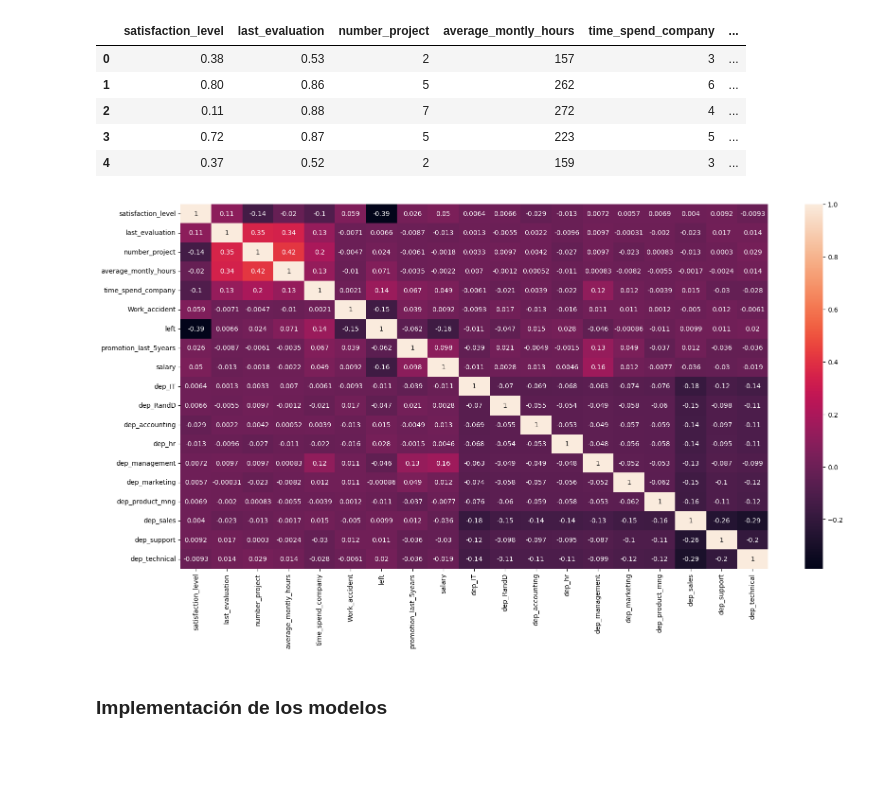
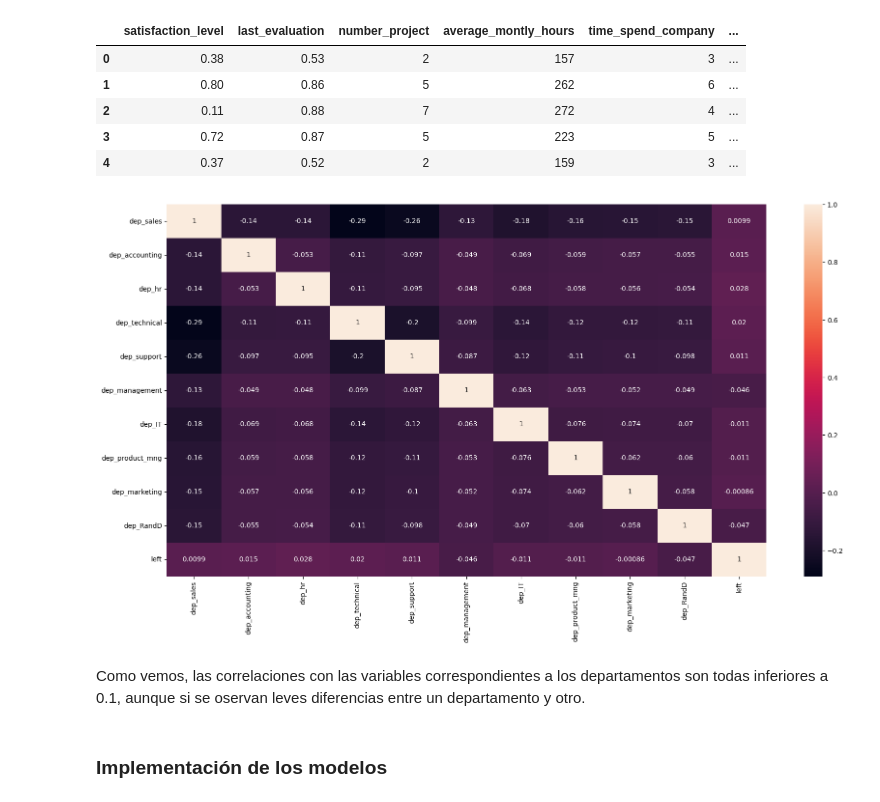
Before and after one commit to Adrianrobarq/DataScienceIEBS, a Jupyter notebook: Bloque 3/Aprendizaje supervisado 2/Sprint 1/Sprint1_Adrian_Robles_Arques.ipynb, the cells around one changed output. Saved outputs shown, nothing was run; the diff lists cells and outputs as text; code cells hidden in the pictures; blank space fills up the shorter version.

```diff
--- a/Bloque 3/Aprendizaje supervisado 2/Sprint 1/Sprint1_Adrian_Robles_Arques.ipynb
+++ b/Bloque 3/Aprendizaje supervisado 2/Sprint 1/Sprint1_Adrian_Robles_Arques.ipynb
@@ -322,10 +330,14 @@ datos_dum.head()
 # %%
 #Veamos la correlación con la codificación one_hot
 plt.figure(figsize=(20,10))
-sns.heatmap(datos_dum.corr(numeric_only= True), annot=True)
+departments = ['dep_' + i for i in datos['department'].unique()]
+departments.append('left')
+sns.heatmap(datos_dum[departments].corr(numeric_only= True), annot=True)
 plt.show()
 # %% [output]
-[figure, old version]
+[figure, new version]
+# %% [markdown]
+Como vemos, las correlaciones con las variables correspondientes a los departamentos son todas inferiores a 0.1, aunque si se oservan leves diferencias entre un departamento y otro.
 # %% [markdown]
 ### Implementación de los modelos
 # %% [markdown]
```
Also changed, not shown: parts of 2 cells of this notebook.
